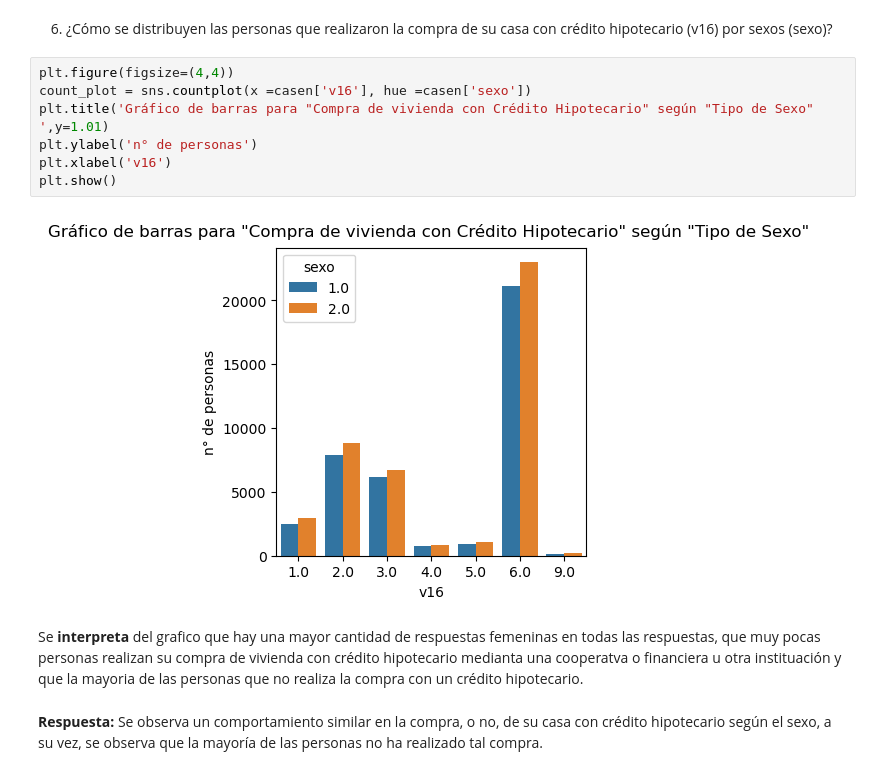
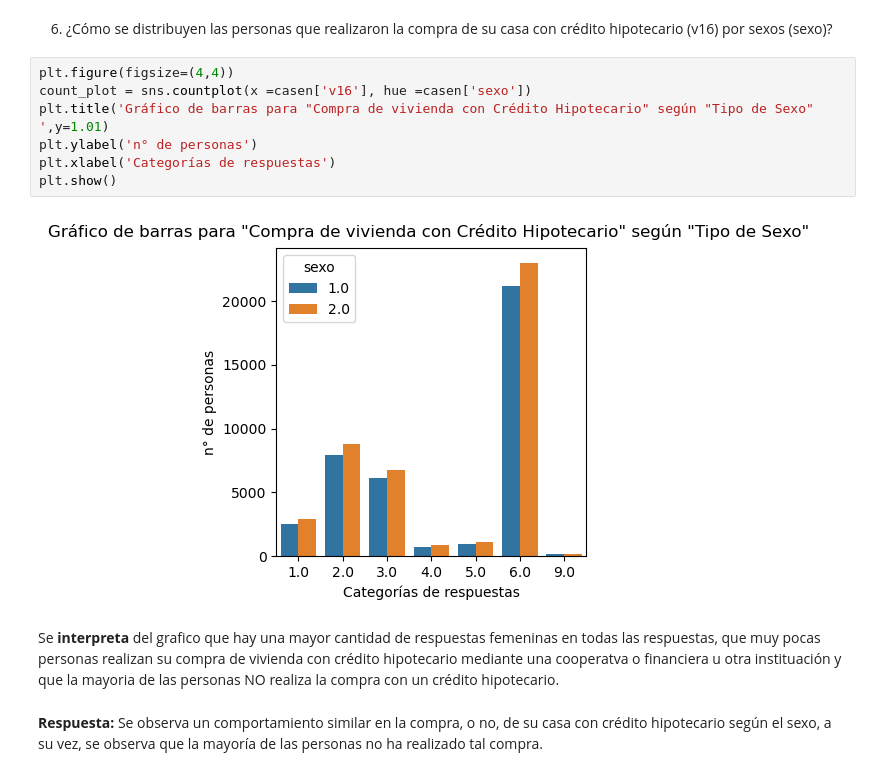
Before and after one commit to YosaByte/Taller_4, a Jupyter notebook: Tarea_4.ipynb, the cells around one changed output. Drawn from its saved outputs; the diff is of its cells as text.

```diff
--- a/Tarea_4.ipynb
+++ b/Tarea_4.ipynb
@@ -220,14 +220,14 @@ Se **interpreta** de los graficos que hay mayor cantidad de respuestas de person
 # %%
 plt.figure(figsize=(4,4))
 count_plot = sns.countplot(x =casen['v16'], hue =casen['sexo'])
 plt.title('Gráfico de barras para "Compra de vivienda con Crédito Hipotecario" según "Tipo de Sexo" ',y=1.01)
 plt.ylabel('n° de personas')
-plt.xlabel('v16')
+plt.xlabel('Categorías de respuestas')
 plt.show()
 # %% [output]
-[figure, old version]
+[figure, new version]
 # %% [markdown]
-Se **interpreta** del grafico que hay una mayor cantidad de respuestas femeninas en todas las respuestas, que muy pocas personas realizan su compra de vivienda con crédito hipotecario medianta una cooperatva o financiera u otra instituación y que la mayoria de las personas que no realiza la compra con un crédito hipotecario.
+Se **interpreta** del grafico que hay una mayor cantidad de respuestas femeninas en todas las respuestas, que muy pocas personas realizan su compra de vivienda con crédito hipotecario mediante una cooperatva o financiera u otra instituación y que la mayoria de las personas NO realiza la compra con un crédito hipotecario.
 # %% [markdown]
 **Respuesta:** Se observa un comportamiento similar en la compra, o no, de su casa con crédito hipotecario según el sexo, a su vez, se observa que la mayoría de las personas no ha realizado tal compra.
 # %% [markdown]
```
Also changed, not shown: parts of 24 cells of this notebook.
